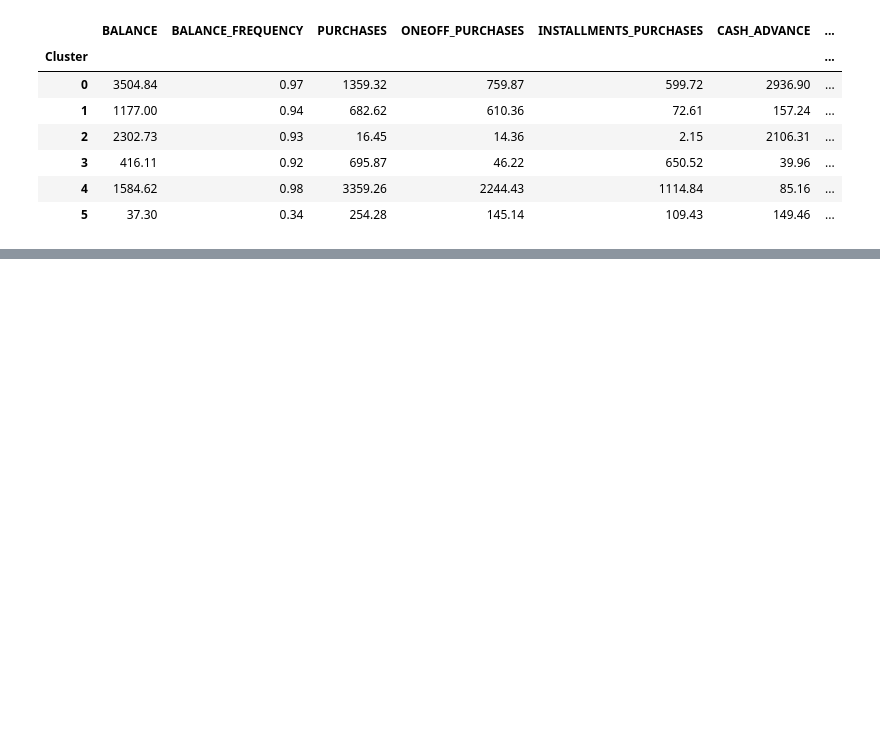
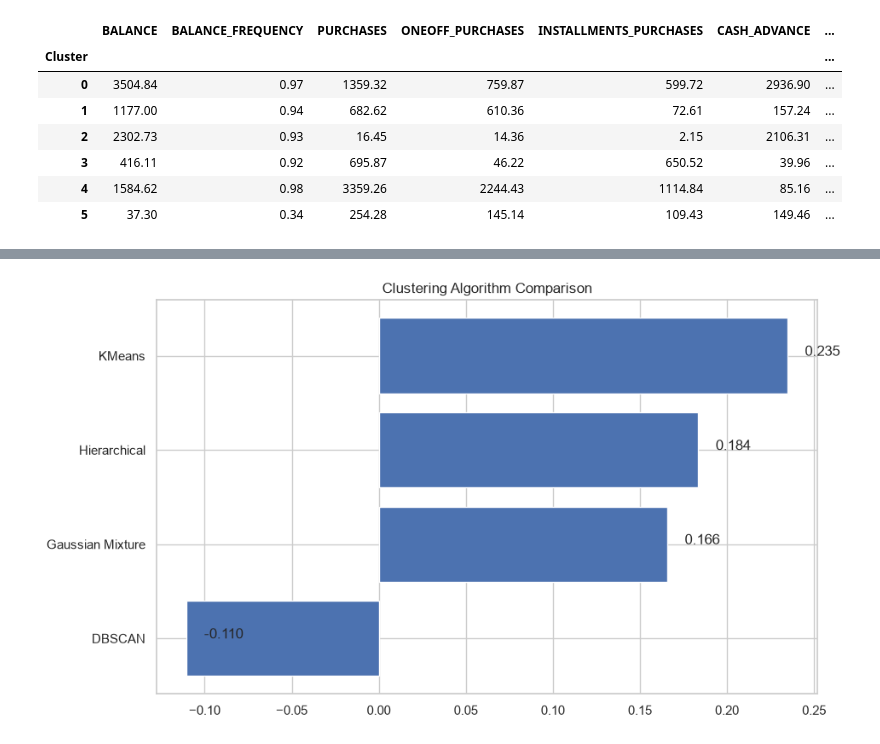
Before and after one commit to geethawilliam-ds/Credit-Card-Customer-Segmentation, a Jupyter notebook: preprocessing.ipynb, the cells around one changed output, grey strips where cells are left out. Cells and saved outputs as stored; diff of their text form; code cells hidden in the pictures; blank space fills up the shorter version.

```diff
--- a/preprocessing.ipynb
+++ b/preprocessing.ipynb
@@ -599,0 +615,2 @@ summary
+# %%
+best_k = 3
@@ -599,0 +720,4 @@ summary
+# %%
+comparison=pd.DataFrame(results).T
+
+comparison
@@ -599,0 +730,7 @@ summary
+# %%
+comparison=comparison.sort_values(
+    by="Silhouette",
+    ascending=False
+)
+
+comparison
@@ -599,0 +743,21 @@ summary
+# %%
+fig,ax=plt.subplots(figsize=(10,6))
+
+ordered=comparison.sort_values(
+    "Silhouette"
+)
+
+ax.barh(
+    ordered.index,
+    ordered["Silhouette"]
+)
+
+ax.set_title("Clustering Algorithm Comparison")
+
+for i,v in enumerate(ordered["Silhouette"]):
+
+    ax.text(v+0.01,i,f"{v:.3f}")
+
+plt.show()
+# %% [output]
+[figure, added]
```
Also changed, not shown: parts of 18 cells of this notebook.
